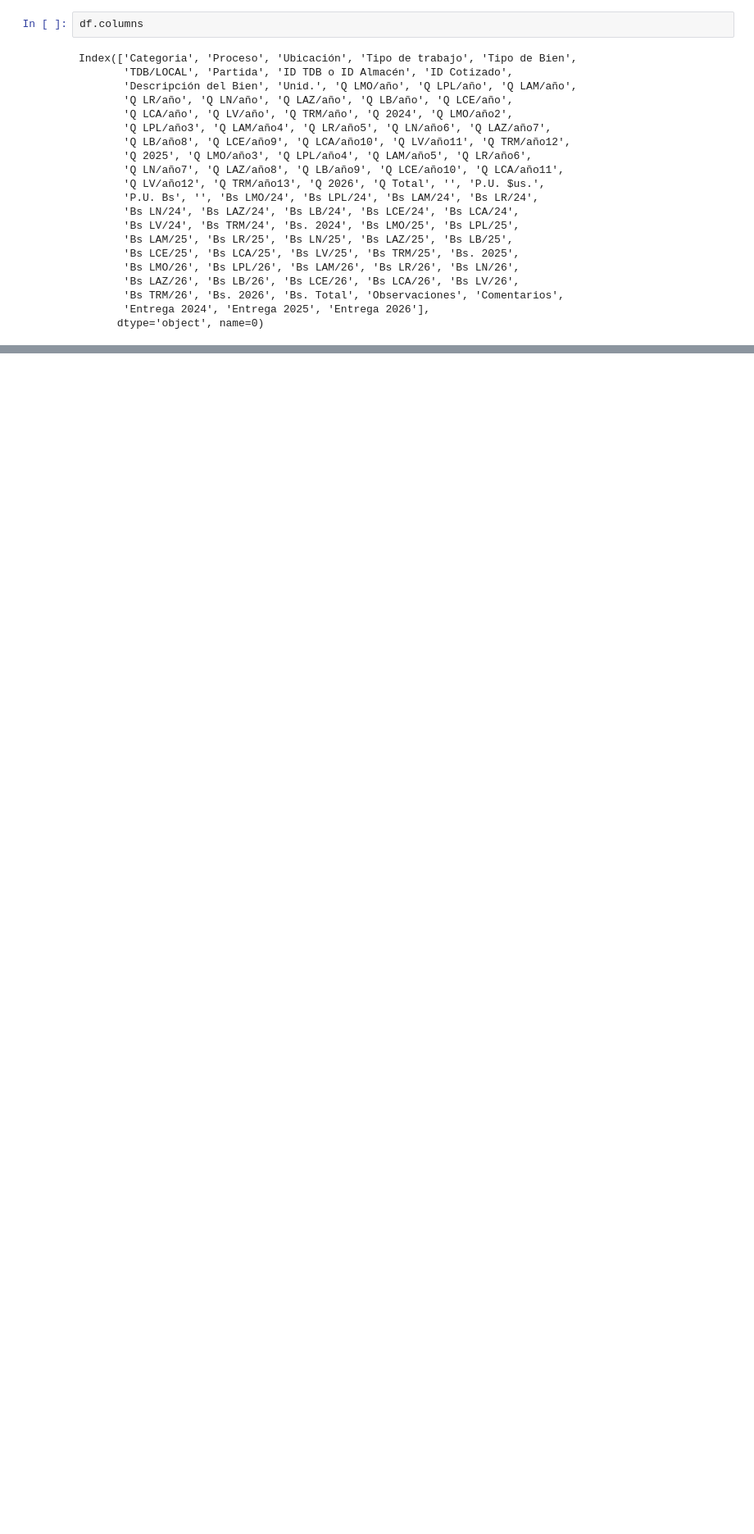
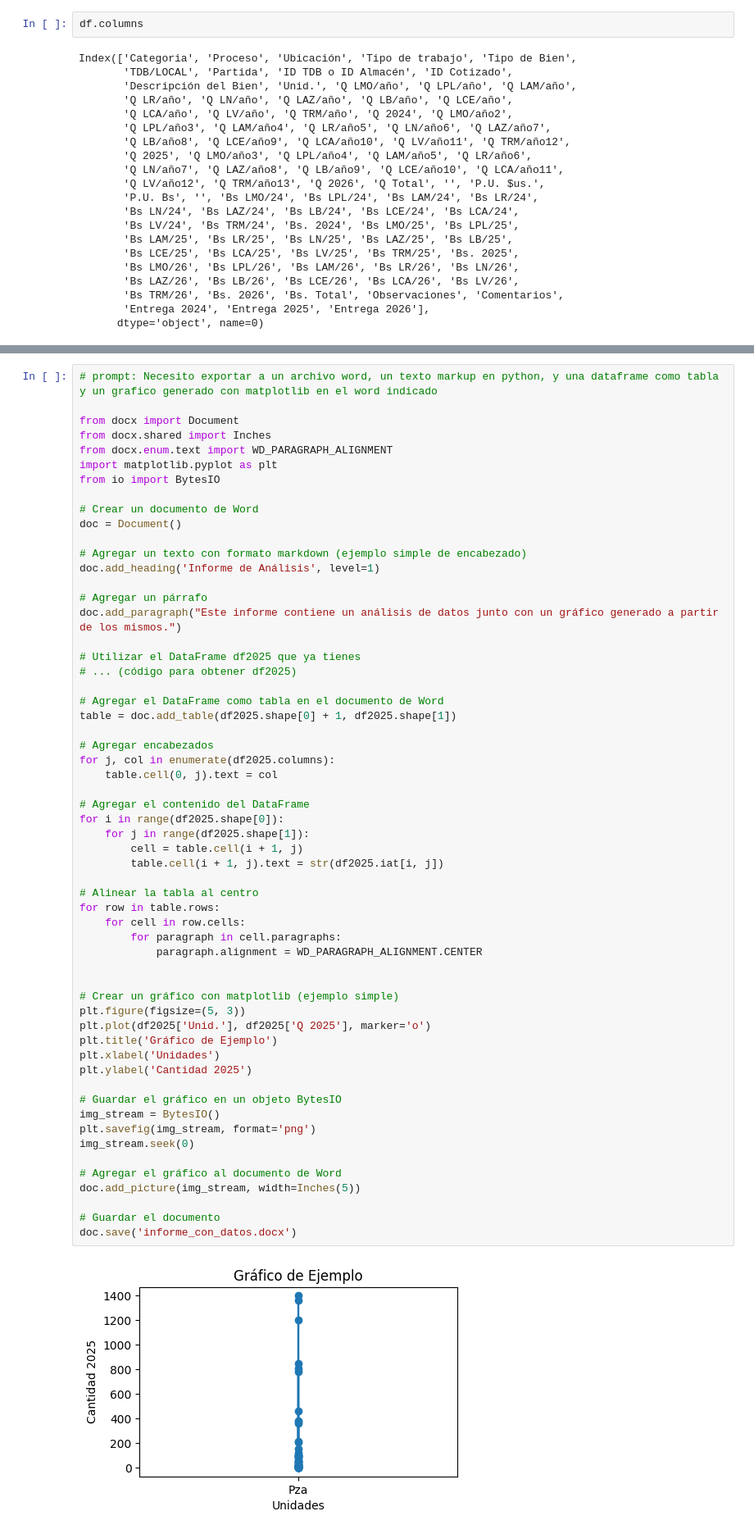
Before and after one commit to raulink/jupyter-etcmt, a Jupyter notebook: Pedido2025.ipynb, the cells around one changed output, grey strips where cells are left out. Shown at 82% size. Cells and saved outputs as stored; diff of their text form; blank space fills up the shorter version.

```diff
--- a/Pedido2025.ipynb
+++ b/Pedido2025.ipynb
@@ -107,0 +246,60 @@ df2025 = df[df2025['Q 2025']!=0.0]
+# %%
+# prompt: Necesito exportar a un archivo word, un texto markup en python, y una dataframe como tabla y un grafico generado con matplotlib en el word indicado
+
+from docx import Document
+from docx.shared import Inches
+from docx.enum.text import WD_PARAGRAPH_ALIGNMENT
+import matplotlib.pyplot as plt
+from io import BytesIO
+
+# Crear un documento de Word
+doc = Document()
+
+# Agregar un texto con formato markdown (ejemplo simple de encabezado)
+doc.add_heading('Informe de Análisis', level=1)
+
+# Agregar un párrafo
+doc.add_paragraph("Este informe contiene un análisis de datos junto con un gráfico generado a partir de los mismos.")
+
+# Utilizar el DataFrame df2025 que ya tienes
+# ... (código para obtener df2025)
+
+# Agregar el DataFrame como tabla en el documento de Word
+table = doc.add_table(df2025.shape[0] + 1, df2025.shape[1])
+
+# Agregar encabezados
+for j, col in enumerate(df2025.columns):
+    table.cell(0, j).text = col
+
+# Agregar el contenido del DataFrame
+for i in range(df2025.shape[0]):
+    for j in range(df2025.shape[1]):
+        cell = table.cell(i + 1, j)
+        table.cell(i + 1, j).text = str(df2025.iat[i, j])
+
+# Alinear la tabla al centro
+for row in table.rows:
+    for cell in row.cells:
+        for paragraph in cell.paragraphs:
+            paragraph.alignment = WD_PARAGRAPH_ALIGNMENT.CENTER
+
+
+# Crear un gráfico con matplotlib (ejemplo simple)
+plt.figure(figsize=(5, 3))
+plt.plot(df2025['Unid.'], df2025['Q 2025'], marker='o')
+plt.title('Gráfico de Ejemplo')
+plt.xlabel('Unidades')
+plt.ylabel('Cantidad 2025')
+
+# Guardar el gráfico en un objeto BytesIO
+img_stream = BytesIO()
+plt.savefig(img_stream, format='png')
+img_stream.seek(0)
+
+# Agregar el gráfico al documento de Word
+doc.add_picture(img_stream, width=Inches(5))
+
+# Guardar el documento
+doc.save('informe_con_datos.docx')
+# %% [output]
+[figure, added]
```
Also changed, not shown: parts of 15 cells of this notebook.
